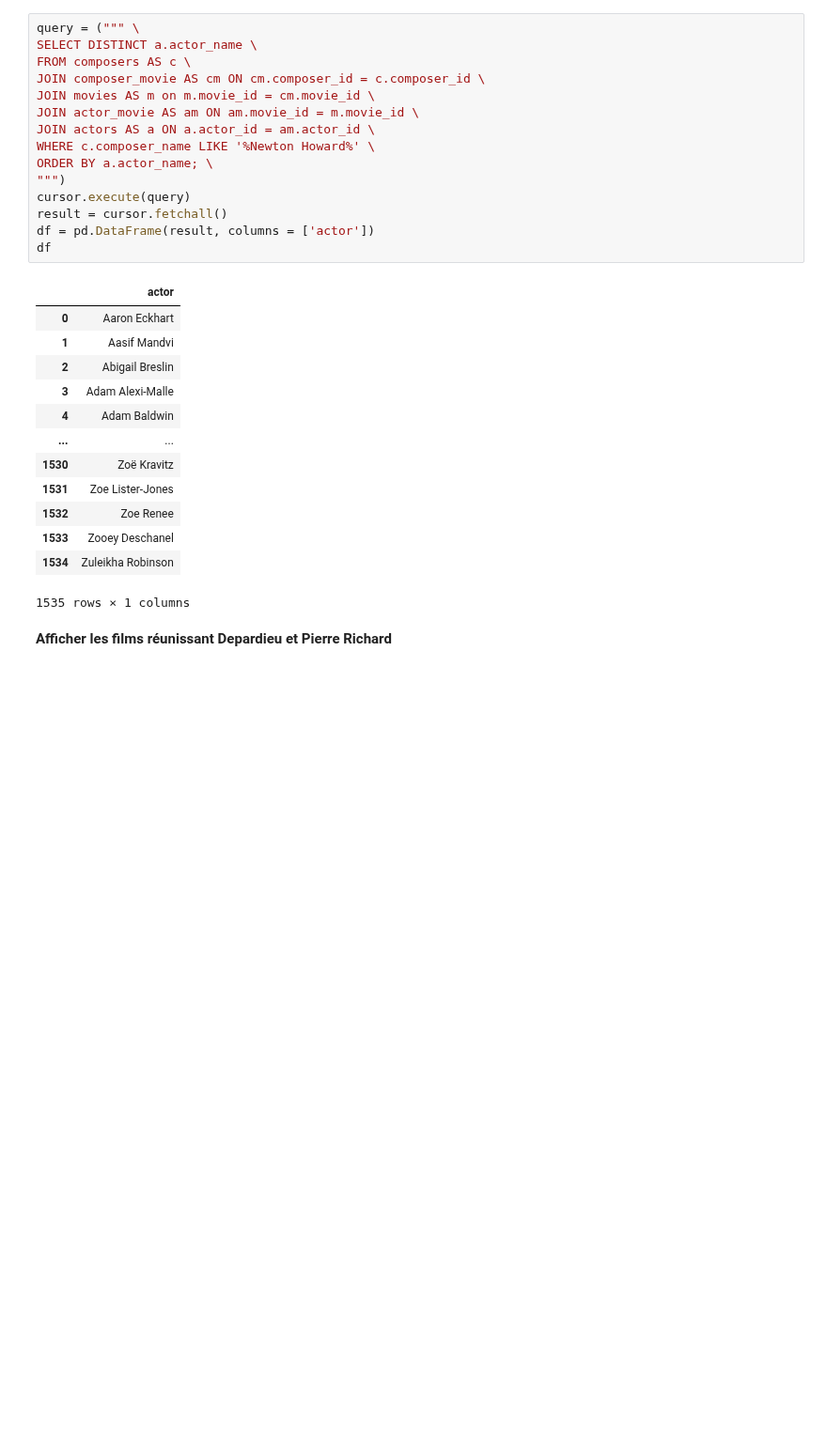
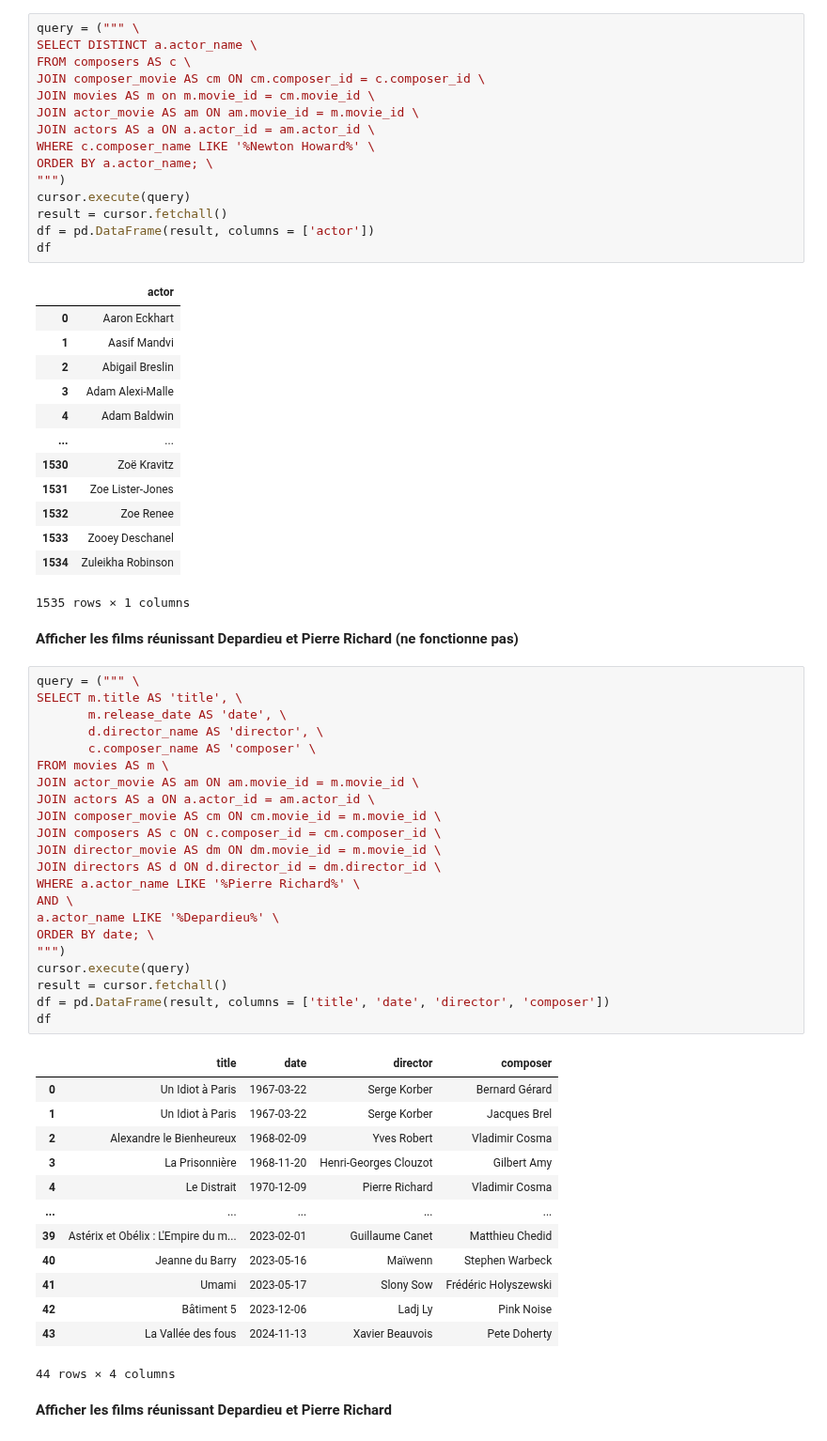
Before and after one commit to Franck-LF/projectBlock1, a Jupyter notebook: DBmovies.ipynb, the cells around one changed output. Shown at 94% size. Saved outputs shown, nothing was run; the diff lists cells and outputs as text; blank space fills up the shorter version.

```diff
--- a/DBmovies.ipynb
+++ b/DBmovies.ipynb
@@ -830,6 +830,44 @@ df
 | 1533 | Zooey Deschanel |
 | 1534 | Zuleikha Robinson |
 1535 rows × 1 columns
+# %% [markdown]
+**Afficher les films réunissant Depardieu et Pierre Richard (ne fonctionne pas)**
+# %%
+query = (""" \
+SELECT m.title AS 'title', \
+       m.release_date AS 'date', \
+       d.director_name AS 'director', \
+       c.composer_name AS 'composer' \
+FROM movies AS m \
+JOIN actor_movie AS am ON am.movie_id = m.movie_id \
+JOIN actors AS a ON a.actor_id = am.actor_id \
+JOIN composer_movie AS cm ON cm.movie_id = m.movie_id \
+JOIN composers AS c ON c.composer_id = cm.composer_id \
+JOIN director_movie AS dm ON dm.movie_id = m.movie_id \
+JOIN directors AS d ON d.director_id = dm.director_id \
+WHERE a.actor_name LIKE '%Pierre Richard%' \
+AND \
+a.actor_name LIKE '%Depardieu%' \
+ORDER BY date; \
+""")
+cursor.execute(query)
+result = cursor.fetchall()
+df = pd.DataFrame(result, columns = ['title', 'date', 'director', 'composer'])
+df
+# %% [output]
+|  | title | date | director | composer |
+| 0 | Un Idiot à Paris | 1967-03-22 | Serge Korber | Bernard Gérard |
+| 1 | Un Idiot à Paris | 1967-03-22 | Serge Korber | Jacques Brel |
+| 2 | Alexandre le Bienheureux | 1968-02-09 | Yves Robert | Vladimir Cosma |
+| 3 | La Prisonnière | 1968-11-20 | Henri-Georges Clouzot | Gilbert Amy |
+| 4 | Le Distrait | 1970-12-09 | Pierre Richard | Vladimir Cosma |
+| ... | ... | ... | ... | ... |
+| 39 | Astérix et Obélix : L'Empire du m... | 2023-02-01 | Guillaume Canet | Matthieu Chedid |
+| 40 | Jeanne du Barry | 2023-05-16 | Maïwenn | Stephen Warbeck |
+| 41 | Umami | 2023-05-17 | Slony Sow | Frédéric Holyszewski |
+| 42 | Bâtiment 5 | 2023-12-06 | Ladj Ly | Pink Noise |
+| 43 | La Vallée des fous | 2024-11-13 | Xavier Beauvois | Pete Doherty |
+44 rows × 4 columns
 # %% [markdown]
 **Afficher les films réunissant Depardieu et Pierre Richard**
 # %%
```
Also changed, not shown: parts of 4 cells of this notebook.
